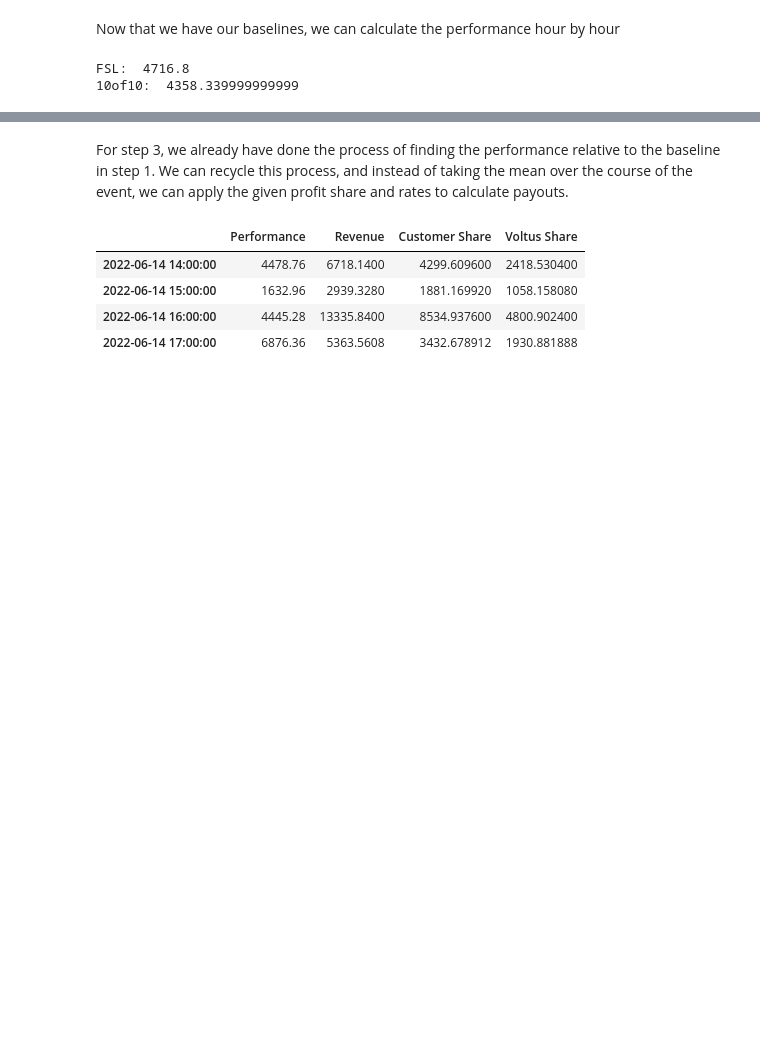
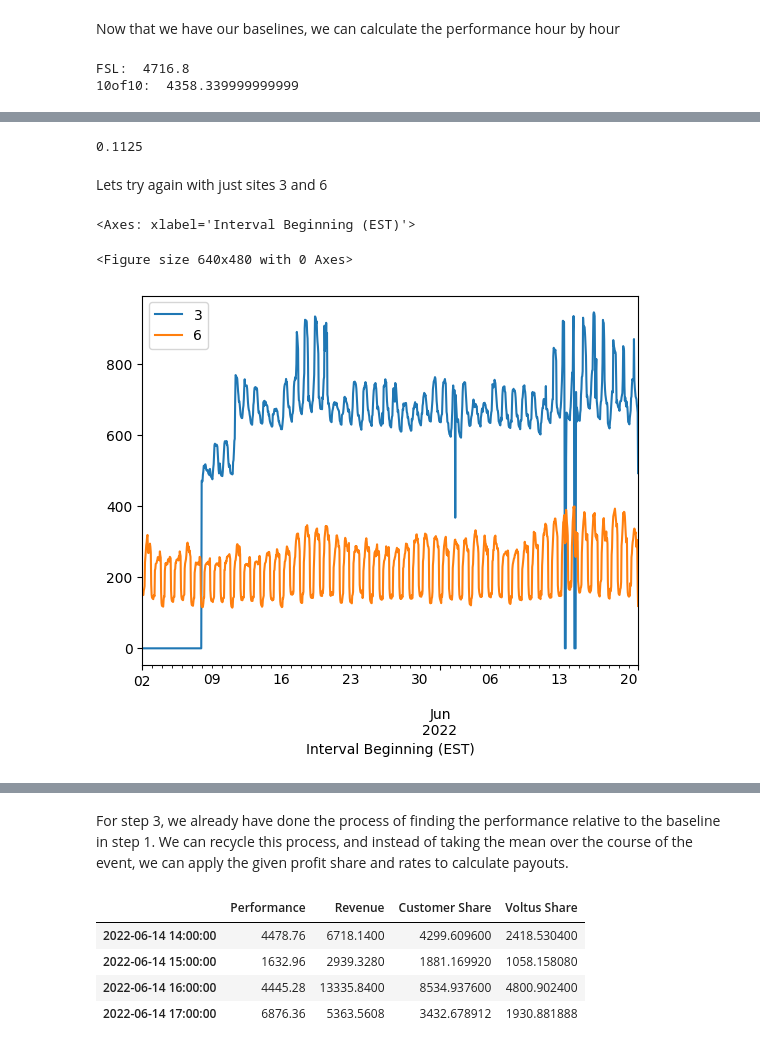
Before and after one commit to Desitrain22/Voltus-Energy-Markets-Take-Home, a Jupyter notebook: homework.ipynb, the cells around one changed output, grey strips where cells are left out. Saved outputs shown, nothing was run; the diff lists cells and outputs as text; code cells hidden in the pictures; blank space fills up the shorter version.

```diff
--- a/homework.ipynb
+++ b/homework.ipynb
@@ -130,0 +148,15 @@ FSL:  4716.8
+# %%
+site_2_hourly = all_data["2"].groupby(all_data.index.floor("h")).sum()
+site_2_hourly[site_2_hourly > 5000].count() / site_2_hourly.count()
+#Site 2, at an hourly basis, is only putting up 5000+ killowats 11% of the time
+# %% [output]
+0.1125
+# %% [markdown]
+Lets try again with just sites 3 and 6
+# %%
+plt.figure()
+all_data[["3","6"]].groupby(all_data.index.floor("h")).sum().plot()
+# %% [output]
+<Axes: xlabel='Interval Beginning (EST)'>
+<Figure size 640x480 with 0 Axes>
+[figure, added]
```
Also changed, not shown: parts of 8 cells of this notebook.
